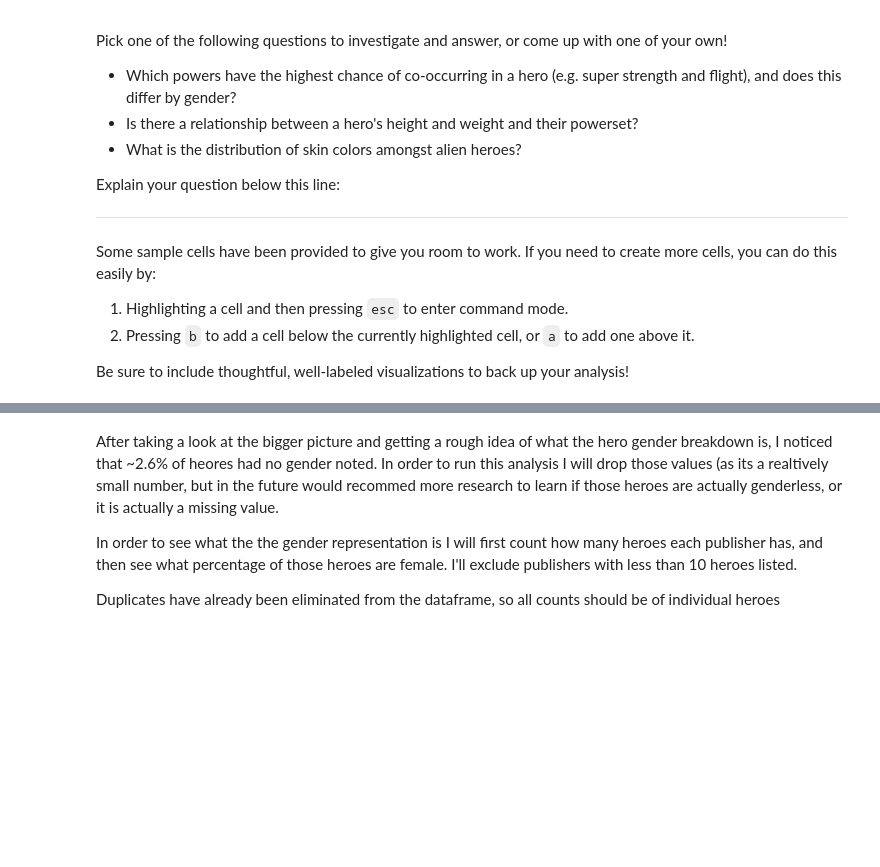
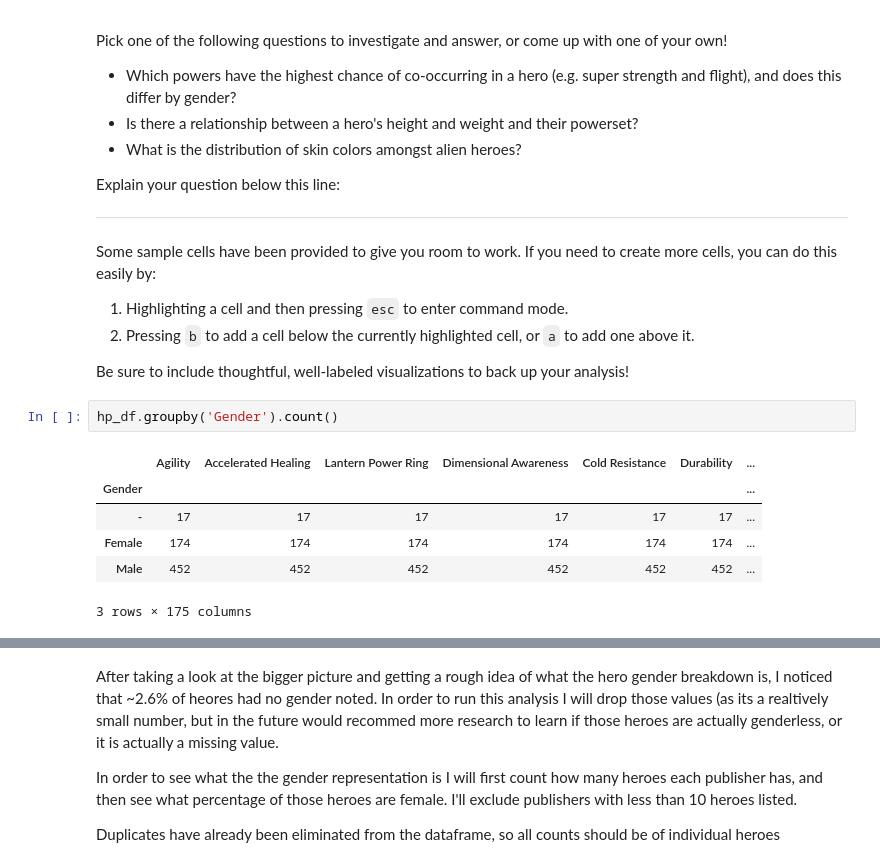
Before and after one commit to rab175/dsc-data-cleaning-project-online-ds-pt-071519, a Jupyter notebook: index.ipynb, the cells around one changed output, grey strips where cells are left out. Drawn from its saved outputs; the diff is of its cells as text; blank space fills up the shorter version.

```diff
--- a/index.ipynb
+++ b/index.ipynb
@@ -512,6 +512,15 @@ Some sample cells have been provided to give you room to work. If you need to cr
 1. Pressing `b` to add a cell below the currently highlighted cell, or `a` to add one above it.
 
 Be sure to include thoughtful, well-labeled visualizations to back up your analysis!
+# %%
+hp_df.groupby('Gender').count()
+# %% [output]
+|  | Agility | Accelerated Healing | Lantern Power Ring | Dimensional Awareness | Cold Resistance | Durability | ... |
+| Gender |  |  |  |  |  |  | ... |
+| - | 17 | 17 | 17 | 17 | 17 | 17 | ... |
+| Female | 174 | 174 | 174 | 174 | 174 | 174 | ... |
+| Male | 452 | 452 | 452 | 452 | 452 | 452 | ... |
+3 rows × 175 columns
 # %%
 # How does the data set look if we grop information by publisher and gender?
 # What is the frequency of male vs female heroes?
```
Also changed, not shown: parts of 17 cells of this notebook.
